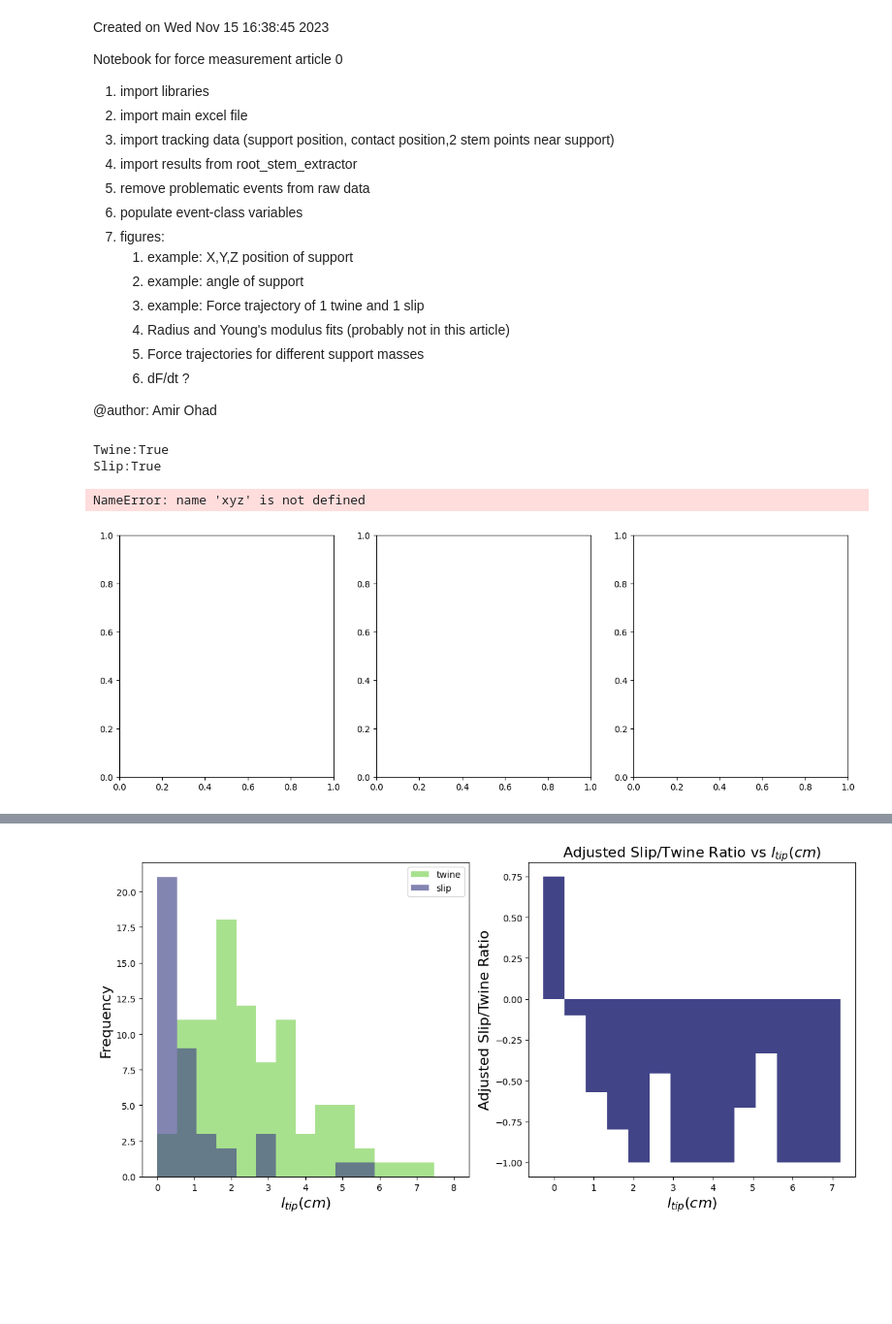
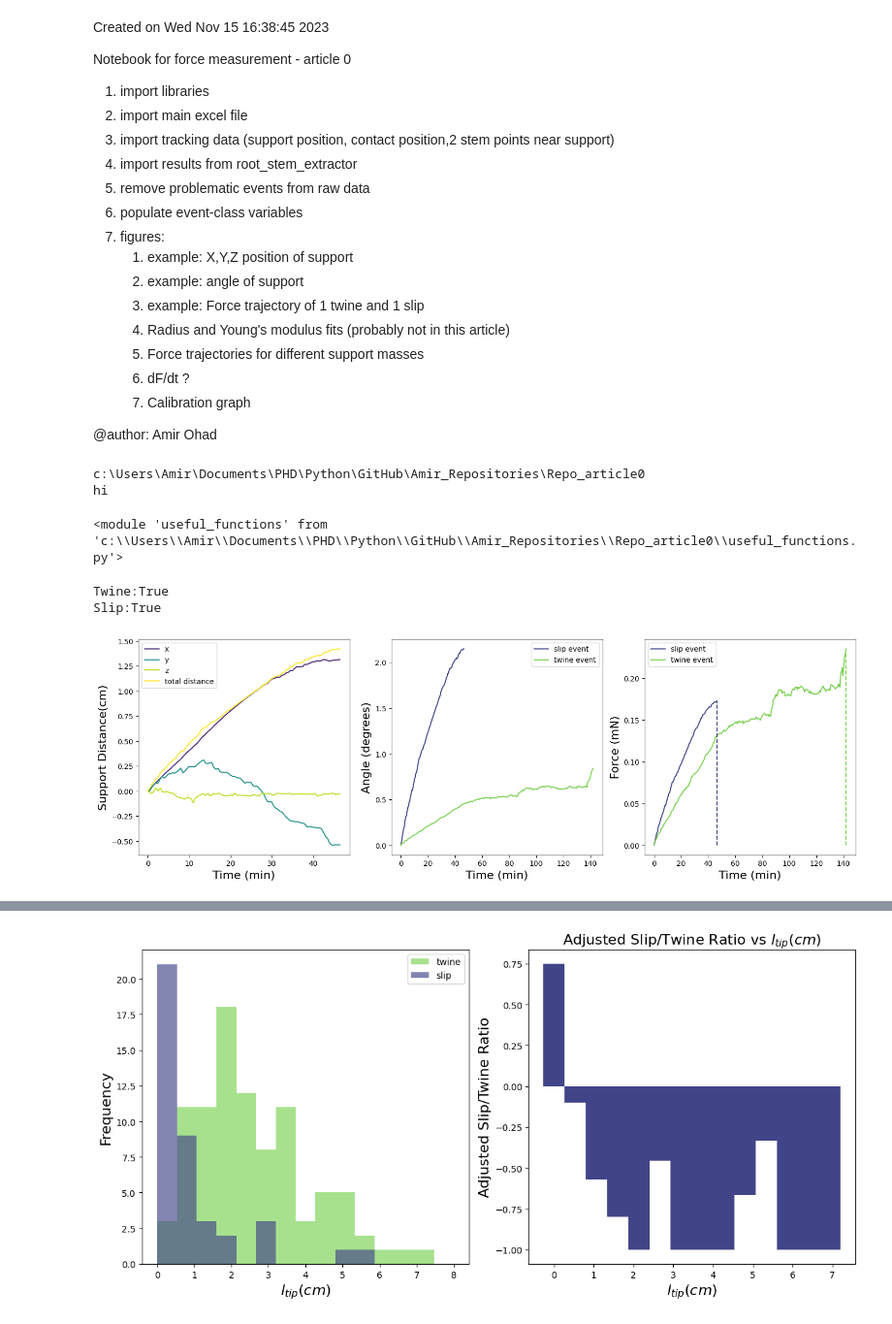
Before and after one commit to amirohad/Repo_article0, a Jupyter notebook: article0_notebook.ipynb, the cells around one changed output, grey strips where cells are left out. Shown at 97% size. Drawn from its saved outputs; the diff is of its cells as text; code cells hidden in the pictures; blank space fills up the shorter version.

Commit message:
Notebook update
Adding plots to notebook

```diff
--- a/article0_notebook.ipynb
+++ b/article0_notebook.ipynb
@@ -1,7 +1,7 @@
 # %% [markdown]
 Created on Wed Nov 15 16:38:45 2023
 
-Notebook for force measurement article 0
+Notebook for force measurement - article 0
 
 1. import libraries
 2. import main excel file
@@ -16,6 +16,7 @@ Notebook for force measurement article 0
     4. Radius and Young's modulus fits (probably not in this article)
     5. Force trajectories for different support masses
     6. dF/dt ?
+    7. Calibration graph
 
 @author: Amir Ohad
 # %%
@@ -33,7 +34,7 @@ import math as m
 from scipy.signal import savgol_filter
 from scipy.spatial import distance as sci_distance
 from scipy.stats import kruskal
-
+import importlib
 import matplotlib.pyplot as plt
 from matplotlib.pyplot import cm
 import matplotlib.lines as mlines
@@ -60,6 +61,12 @@ fs = 16 # standard font size for plots
 mg2mN = 1/100
 mg2uN = 1*10
 print(os.getcwd())
+
+importlib.reload(uf)
+# %% [output]
+c:\Users\Amir\Documents\PHD\Python\GitHub\Amir_Repositories\Repo_article0
+hi
+<module 'useful_functions' from 'c:\\Users\\Amir\\Documents\\PHD\\Python\\GitHub\\Amir_Repositories\\Repo_article0\\useful_functions.py'>
 # %%
 
 #%% import data
@@ -203,48 +210,47 @@ for i in tqdm(range(N)): # N
     # print(f'i={i}, exp number {exp}, {event}') # print progress
 # %%
 #%% figure - Force trajectory of 1 twine and 1 slip
+cmap = plt.get_cmap('viridis')
 
 i_slip = 40
 i_twine = 50
 
 # check events are correctly classified
 print("Twine:"+ str(events[i_twine].twine_state==1))
 print("Slip:"+ str( events[i_slip].twine_state==0))
 
 fig, axs = plt.subplots(1, 3, figsize=(15, 5))
 
 # Plot xyz coordinates
 xyz = events[i_slip].xyz
-axs[0].plot(events[i_slip].timer/60, xyz[0,::]-xyz0[0,::], color=cmap(0.1), label='x')
-axs[0].plot(events[i_slip].timer/60, xyz[1,::]-xyz0[1,::], color=cmap(0.5), label='y')
-axs[0].plot(events[i_slip].timer/60, xyz[2,::]-xyz0[2,::], color=cmap(0.9), label='z')
+axs[0].plot(events[i_slip].timer/60, xyz[0,::]-xyz[0,0], color=cmap(0.1), label='x')
+axs[0].plot(events[i_slip].timer/60, xyz[1,::]-xyz[1,0], color=cmap(0.5), label='y')
+axs[0].plot(events[i_slip].timer/60, xyz[2,::]-xyz[2,0], color=cmap(0.9), label='z')
 axs[0].plot(events[i_slip].timer/60, events[i_slip].trk_dist, color=cmap(1.5), label='total distance')
 axs[0].set_xlabel('Time (min)', fontsize=fs)
-axs[0].set_ylabel('Support position (cm)', fontsize=fs)
+axs[0].set_ylabel('Support Distance(cm)', fontsize=fs)
 axs[0].legend()
+
 
 # Plot angle
 axs[1].plot(events[i_slip].timer/60, np.rad2deg(events[i_slip].alpha), color=cmap(0.2), label='slip event')
 axs[1].plot(events[i_twine].timer/60, np.rad2deg(events[i_twine].alpha), color=cmap(0.8), label='twine event')
 axs[1].set_xlabel('Time (min)', fontsize=fs)
 axs[1].set_ylabel('Angle (degrees)', fontsize=fs)
 axs[1].legend()
 
 # Plot calculated force
-axs[2].plot(events[i_slip].timer/60, np.multiply(events[i_slip].F_bean, mg2mN), color=cmap(0.2))
-axs[2].plot(events[i_twine].timer/60, np.multiply(events[i_twine].F_bean, mg2mN), color=cmap(0.8))
+axs[2].plot(events[i_slip].timer/60, np.multiply(events[i_slip].F_bean, mg2mN), color=cmap(0.2),label='slip event')
+axs[2].plot(events[i_twine].timer/60, np.multiply(events[i_twine].F_bean, mg2mN), color=cmap(0.8),label='twine event')
 axs[2].set_xlabel('Time (min)', fontsize=fs)
 axs[2].set_ylabel('Force (mN)', fontsize=fs)
-axs[2].vlines(events[i_slip].timer[-1]/60, 0, events[i_slip].F_bean[-1]*mg2mN, color=cmap(0.2), linestyle='dashed', label='slip event')
-axs[2].vlines(events[i_twine].timer[-1]/60, 0, events[i_twine].F_bean[-1]*mg2mN, color=cmap(0.8), linestyle='dashed', label='twine event')
 axs[2].legend()
+axs[2].vlines(events[i_slip].timer[-1]/60, 0, events[i_slip].F_bean[-1]*mg2mN, color=cmap(0.2), linestyle='dashed')
+axs[2].vlines(events[i_twine].timer[-1]/60, 0, events[i_twine].F_bean[-1]*mg2mN, color=cmap(0.8), linestyle='dashed')
 
 plt.tight_layout()
 plt.show()
-
-print('should I include the contact height over time?')
 # %% [output]
 Twine:True
 Slip:True
-NameError: name 'xyz' is not defined
-[figure, old version]
+[figure, new version]
```
Also changed, not shown: parts of 11 cells of this notebook, 6 other files.
